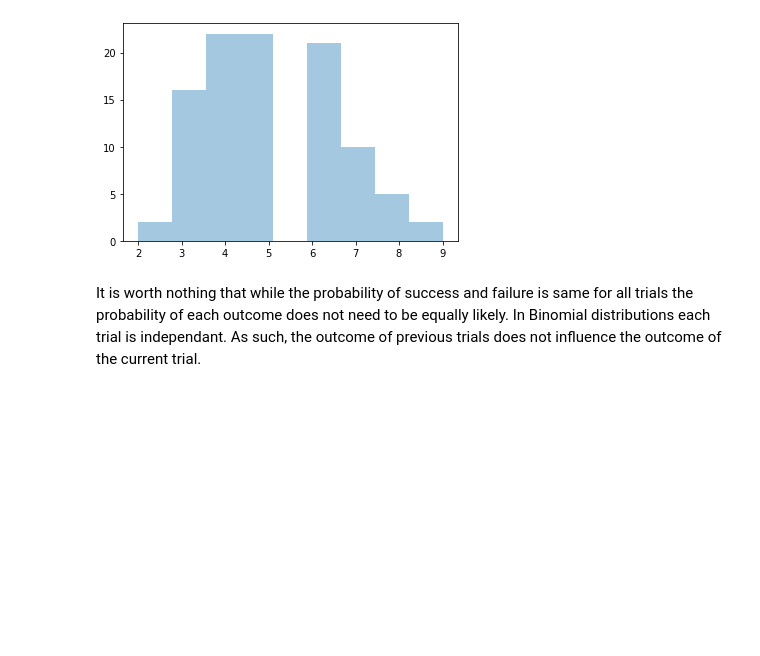
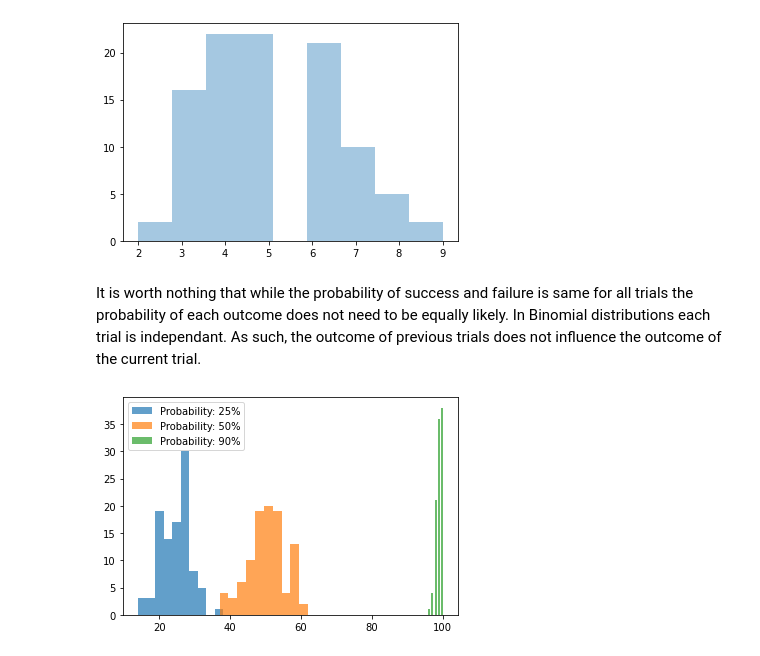
Before and after one commit to SharonNicG/52465-Assignment, a Jupyter notebook: NumPy-Random Assignment.ipynb, the cells around one changed output. Saved outputs shown, nothing was run; the diff lists cells and outputs as text; code cells hidden in the pictures; blank space fills up the shorter version.

Commit message:
Insertion of histogram to show probability variance

```diff
--- a/NumPy-Random Assignment.ipynb
+++ b/NumPy-Random Assignment.ipynb
@@ -369,3 +369,16 @@ plt.show()
 [figure]
 # %% [markdown]
 It is worth nothing that while the probability of success and failure is same for all trials the probability of each outcome does not need to be equally likely. In Binomial distributions each trial is independant. As such, the outcome of previous trials does not influence the outcome of the current trial.
+# %%
+Bino_2 = np.random.binomial(100, .25, 100)# A binomial distribution with 10 trials and probability 0.25 for each trial.
+Bino_3 = np.random.binomial(100, .5, 100) # A binomial distribution with 10 trials and probability 0.5 for each trial.
+Bino_4 = np.random.binomial(100, .99, 100) # A binomial distribution with 10 trials and probability 0.99 for each trial.
+
+plt.hist(Bino_2, histtype='stepfilled', alpha=0.7, label='Probability: 25%')
+plt.hist(Bino_3, histtype='stepfilled', alpha=0.7, label='Probability: 50%')
+plt.hist(Bino_4, histtype='stepfilled', alpha=0.7, label='Probability: 90%')
+
+plt.legend(loc='best')
+plt.show()
+# %% [output]
+[figure, added]
```
